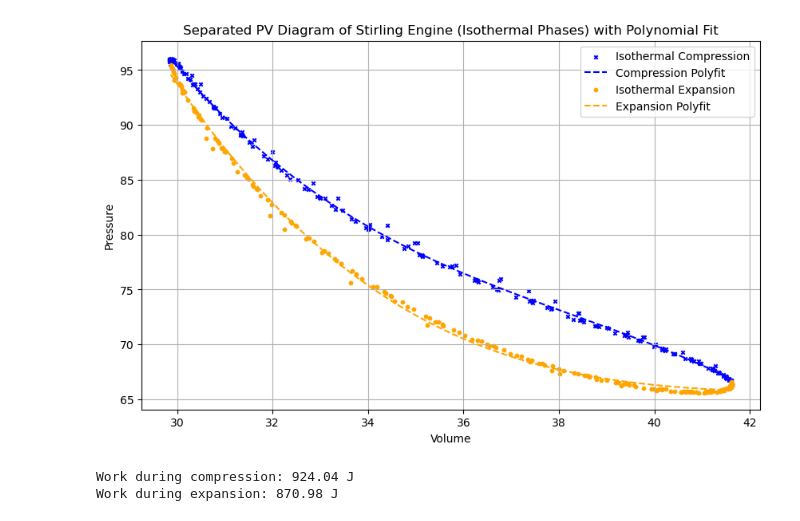
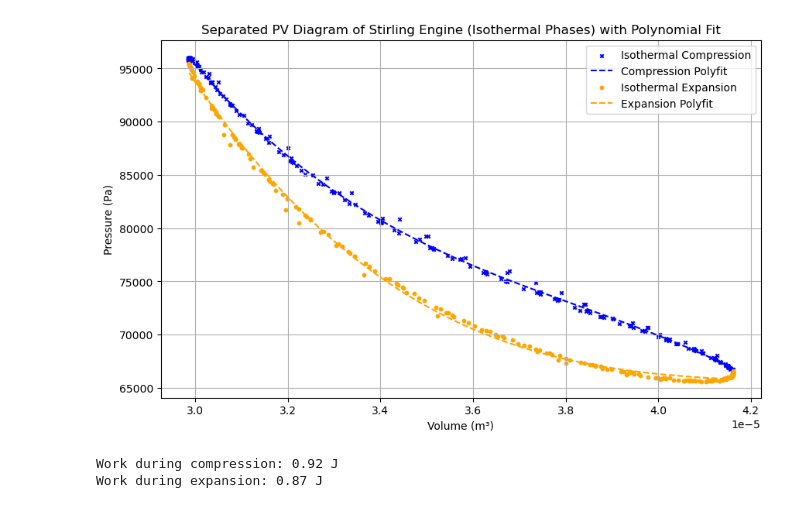
Before and after one commit to MazinDan/Stirling_Engine_Lab, a Jupyter notebook: Revised_Work_Calculation.ipynb, the cells around one changed output. Drawn from its saved outputs; the diff is of its cells as text; code cells hidden in the pictures.

```diff
--- a/Revised_Work_Calculation.ipynb
+++ b/Revised_Work_Calculation.ipynb
@@ -4,7 +4,14 @@ import pandas as pd
 import matplotlib.pyplot as plt
 from scipy.integrate import quad
 
+# Load the data
 data = pd.read_csv('Stirling_Engine_Data.csv')
+
+# Convert volume from cc to m³ (1 cc = 1e-6 m³)
+data['Volume'] = data['Volume'] * 1e-6
+
+# Convert pressure from kPa to Pa (1 kPa = 1e3 Pa)
+data['Pressure'] = data['Pressure'] * 1e3
 
 # Identifying turning points where the volume changes direction
 volume_diff = np.diff(data['Volume'])
@@ -45,37 +52,37 @@ compression_fit = np.polyval(poly_coeff_compression, vol_range_compression)
 expansion_fit = np.polyval(poly_coeff_expansion, vol_range_expansion)
 
 # Plotting the separated phases with polynomial fits
 plt.figure(figsize=(10, 6))
-plt.scatter(compression_data['Volume'], compression_data['Pressure'], label='Isothermal Compression', color='blue', marker='x', s = 10)
+plt.scatter(compression_data['Volume'], compression_data['Pressure'], label='Isothermal Compression', color='blue', marker='x', s=10)
 plt.plot(vol_range_compression, compression_fit, color='blue', linestyle='--', label='Compression Polyfit')
-plt.scatter(expansion_data['Volume'], expansion_data['Pressure'], label='Isothermal Expansion', color='orange', marker='o', s = 10)
+plt.scatter(expansion_data['Volume'], expansion_data['Pressure'], label='Isothermal Expansion', color='orange', marker='o', s=10)
 plt.plot(vol_range_expansion, expansion_fit, color='orange', linestyle='--', label='Expansion Polyfit')
-plt.xlabel('Volume')
-plt.ylabel('Pressure')
+plt.xlabel('Volume (m³)')
+plt.ylabel('Pressure (Pa)')
 plt.title('Separated PV Diagram of Stirling Engine (Isothermal Phases) with Polynomial Fit')
 plt.legend()
 plt.grid(True)
 plt.show()
 
 # Formulate the polynomial equations
 compression_poly_eq = f"Compression Polyfit: P(V) = {poly_coeff_compression[0]:.2e} * V^3 + {poly_coeff_compression[1]:.2e} * V^2 + {poly_coeff_compression[2]:.2e} * V + {poly_coeff_compression[3]:.2e}"
 expansion_poly_eq = f"Expansion Polyfit: P(V) = {poly_coeff_expansion[0]:.2e} * V^3 + {poly_coeff_expansion[1]:.2e} * V^2 + {poly_coeff_expansion[2]:.2e} * V + {poly_coeff_expansion[3]:.2e}"
 
 # Define the polynomial functions
 def compression_poly(v):
     return poly_coeff_compression[0] * v**3 + poly_coeff_compression[1] * v**2 + poly_coeff_compression[2] * v + poly_coeff_compression[3]
 
 def expansion_poly(v):
     return poly_coeff_expansion[0] * v**3 + poly_coeff_expansion[1] * v**2 + poly_coeff_expansion[2] * v + poly_coeff_expansion[3]
 
 # Compute the work done for each phase
 work_compression, _ = quad(compression_poly, compression_vol.max(), compression_vol.min())
 work_expansion, _ = quad(expansion_poly, expansion_vol.max(), expansion_vol.min())
 
 # Print the results
 print(f'Work during compression: {-work_compression:.2f} J')
 print(f'Work during expansion: {-work_expansion:.2f} J')
 # %% [output]
-[figure, old version]
+[figure, new version]
-Work during compression: 924.04 J
-Work during expansion: 870.98 J
+Work during compression: 0.92 J
+Work during expansion: 0.87 J
```
Also changed, not shown: 1 other file.
